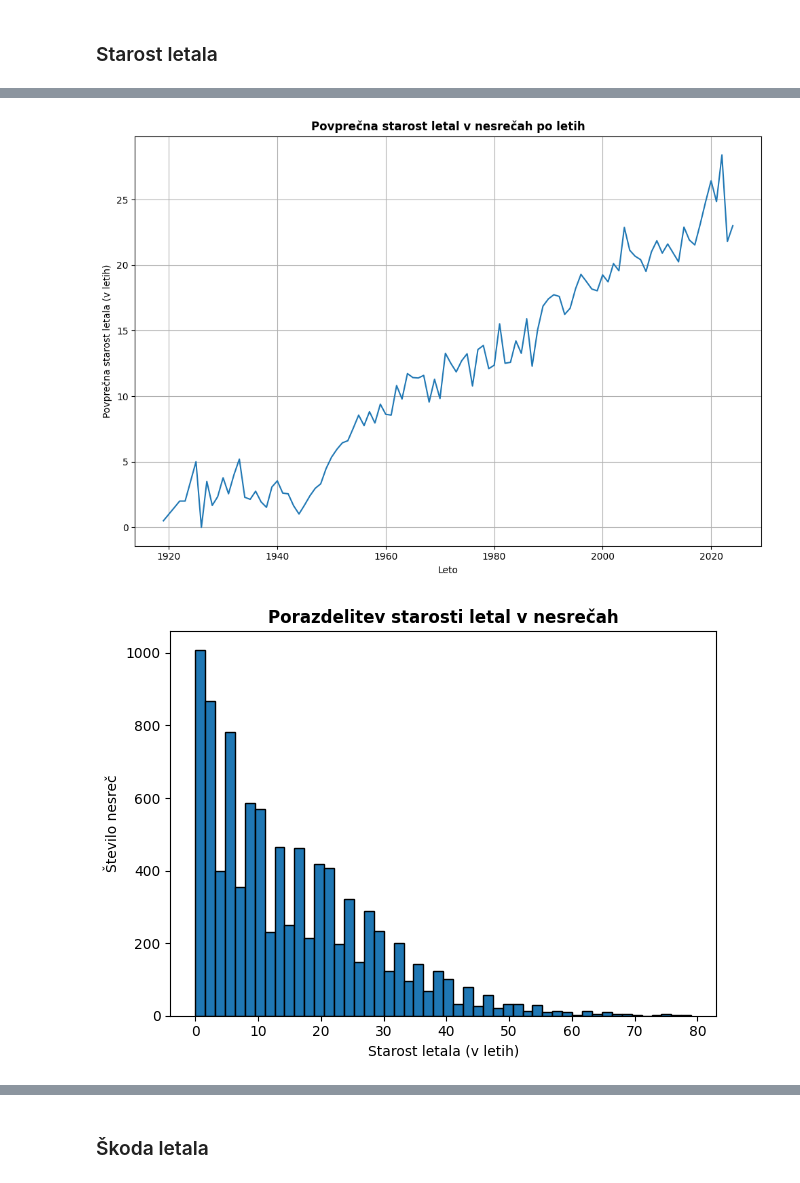
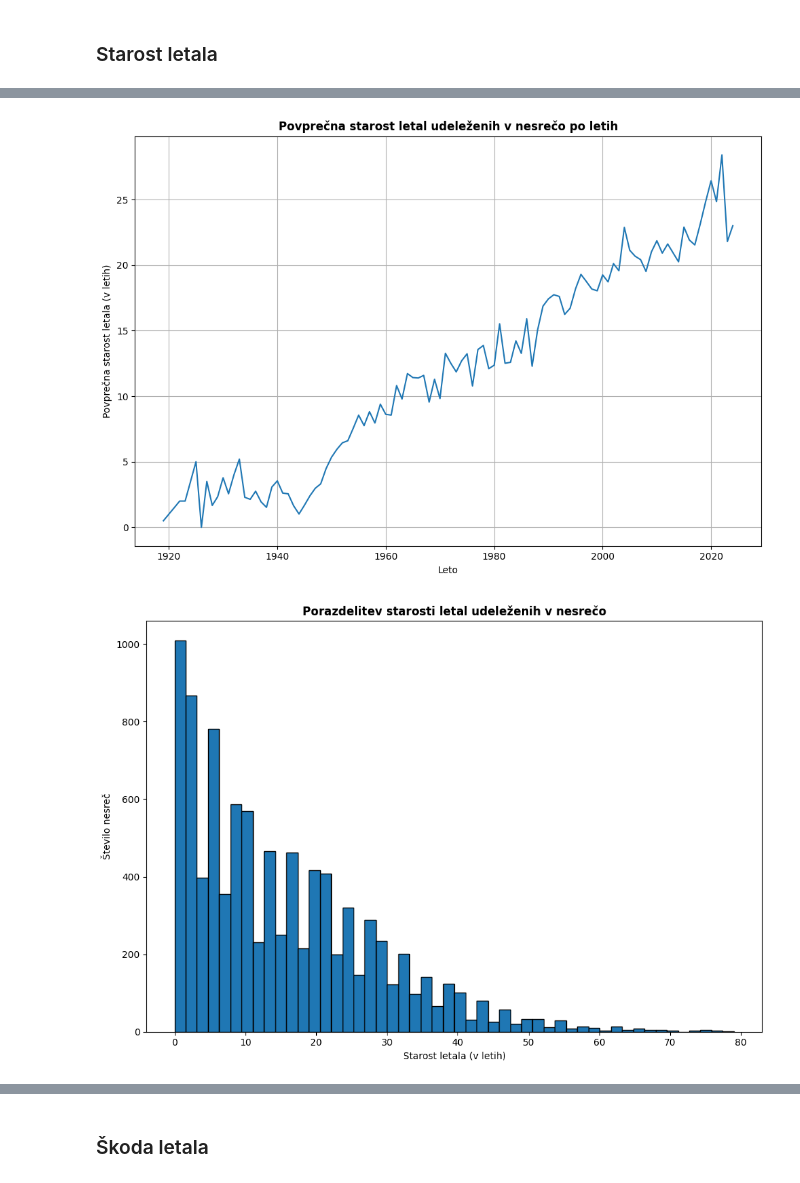
Before and after one commit to kajazefran/Projektna_naloga, a Jupyter notebook: analiza.ipynb, the cells around one changed output, grey strips where cells are left out. Drawn from its saved outputs; the diff is of its cells as text; code cells hidden in the pictures.

```diff
--- a/analiza.ipynb
+++ b/analiza.ipynb
@@ -191,22 +209,22 @@ plt.tight_layout()
 povprecna_starost_letala = tabela.groupby('leto')['starost_letala'].mean()
 # %%
 povprecna_starost_letala.plot.line(figsize=(10, 7))
-plt.title("Povprečna starost letal v nesrečah po letih", fontweight='bold')
-plt.xlabel("Leto")
-plt.ylabel("Povprečna starost letala (v letih)")
+plt.title('Povprečna starost letal udeleženih v nesrečo po letih', fontweight='bold')
+plt.xlabel('Leto')
+plt.ylabel('Povprečna starost letala (v letih)')
 plt.grid(True)
 plt.tight_layout()
 # %% [output]
-[figure, old version]
+[figure, new version]
 # %%
-letalske_nesrece['starost_letala'].dropna().astype(float).plot.hist(bins=50, edgecolor='black')
-plt.title("Porazdelitev starosti letal v nesrečah", fontweight='bold')
-plt.xlabel("Starost letala (v letih)")
-plt.ylabel("Število nesreč")
+letalske_nesrece['starost_letala'].dropna().astype(float).plot.hist(bins=50, edgecolor='black', figsize=(10, 7))
+plt.title('Porazdelitev starosti letal udeleženih v nesrečo', fontweight='bold')
+plt.xlabel('Starost letala (v letih)')
+plt.ylabel('Število nesreč')
 plt.tight_layout()
 plt.show()
 # %% [output]
-[figure, old version]
+[figure, new version]
 # %%
 letalske_nesrece = letalske_nesrece.dropna()
 povprecna_starost = letalske_nesrece.groupby('narava_leta')['starost_letala'].mean().sort_values()
```
Also changed, not shown: parts of 46 cells of this notebook.
